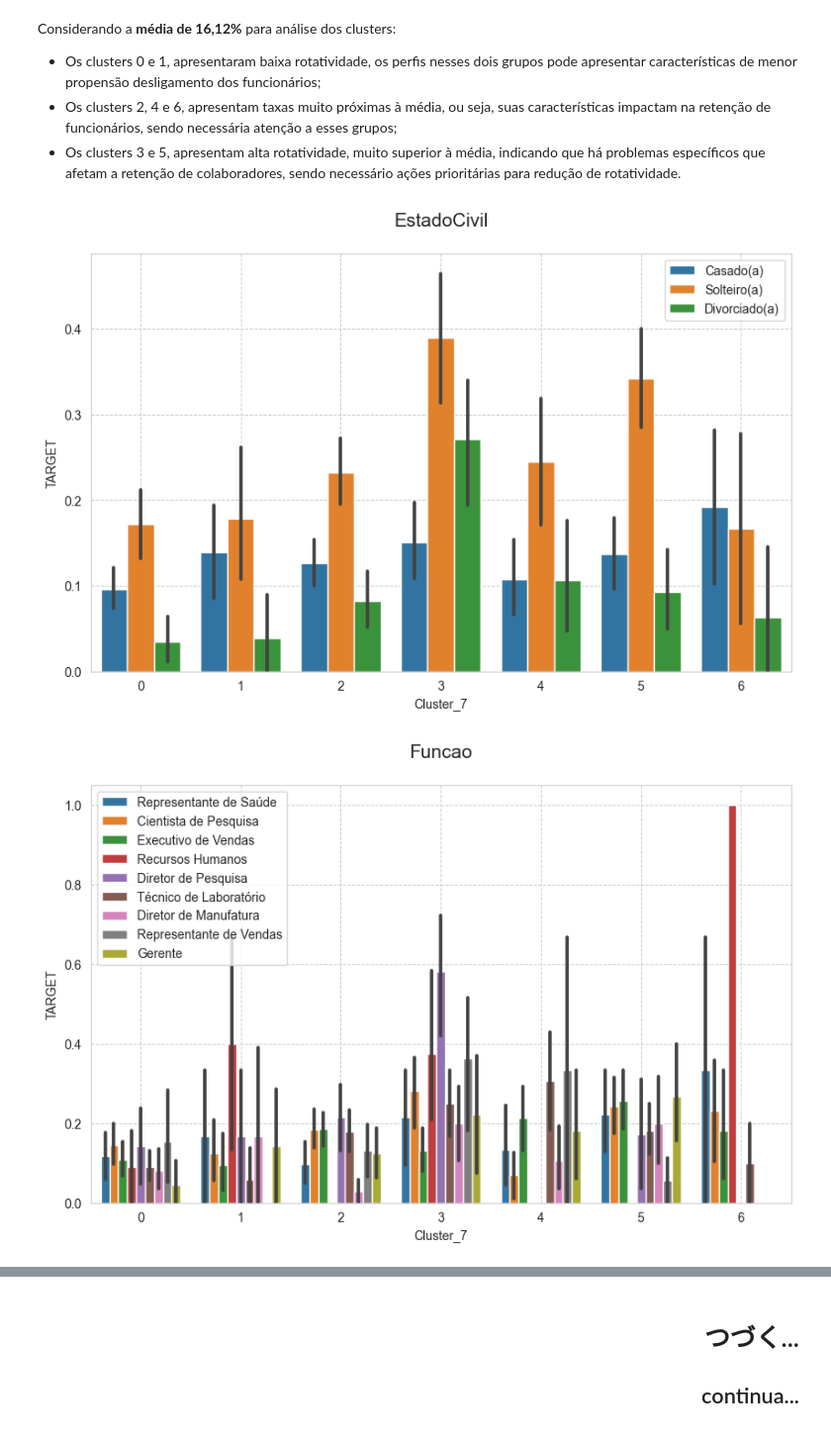
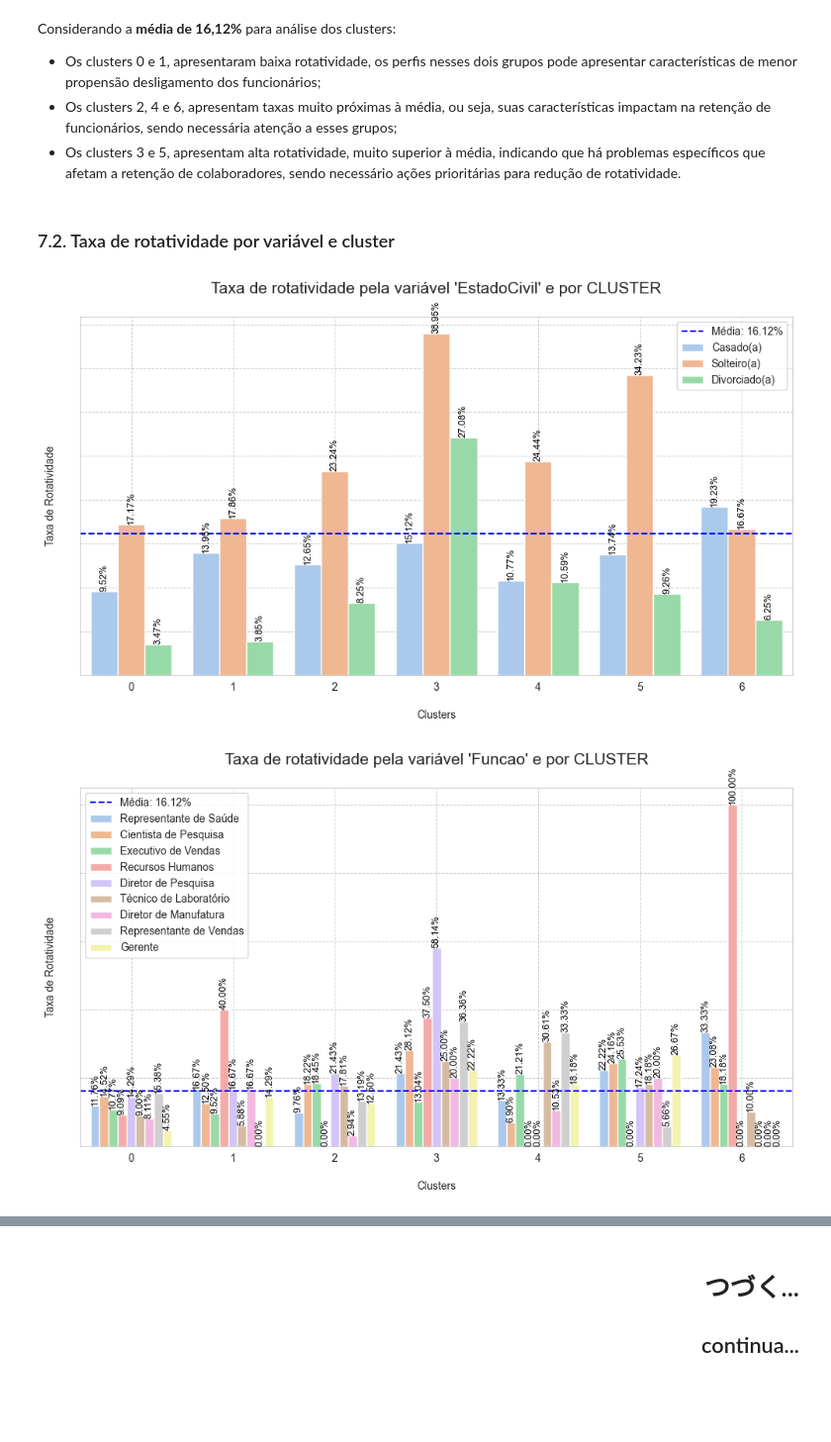
Before and after one commit to emso-exe/Analise_de_rh_-_people_analytics, a Jupyter notebook: 001_analise_de_rh.ipynb, the cells around one changed output, grey strips where cells are left out. Shown at 99% size. Saved outputs shown, nothing was run; the diff lists cells and outputs as text; code cells hidden in the pictures; blank space fills up the shorter version.

Commit message:
feat: atualizando os gráficos do item 7.1.

```diff
--- a/001_analise_de_rh.ipynb
+++ b/001_analise_de_rh.ipynb
@@ -1633,51 +1633,46 @@ Considerando a **média de 16,12%** para análise dos clusters:
 - Os clusters 0 e 1, apresentaram baixa rotatividade, os perfis nesses dois grupos pode apresentar características de menor propensão desligamento dos funcionários;
 - Os clusters 2, 4 e 6, apresentam taxas muito próximas à média, ou seja, suas características impactam na retenção de funcionários, sendo necessária atenção a esses grupos;
 - Os clusters 3 e 5, apresentam alta rotatividade, muito superior à média, indicando que há problemas específicos que afetam a retenção de colaboradores, sendo necessário ações prioritárias para redução de rotatividade.
+# %% [markdown]
+### 7.2. Taxa de rotatividade por variável e cluster
 # %%
+# Seleção das variáveis a serem utilizadas na geração dos gráficos
 features = ['EstadoCivil', 'Funcao', 'Genero', 'CampoDeEducacao', 'Departamento', 'ViagensDeNegocio']
-
-# Calcular a taxa de rotatividade por faixa etária
-#rotatividade_por_faixa = df.groupby(faixas_etarias)['TARGET'].mean()
 
 for feature in features:
 	# Criar o gráfico de barras
 	plt.figure(figsize=(10, 6))
-	plot = sns.barplot(data=df,
-		x='Cluster_7',
-        y='TARGET',
-		hue=feature)
+	plot = sns.barplot(data=df, x='Cluster_7', y='TARGET', errorbar=None, hue=feature, palette='pastel')
 
 	# Adicionar rótulos e título
-	plot.set_title(f'{feature}\n', fontsize=15)
-	#plot.set(xlabel='\nFaixa Etária', ylabel='Taxa de Rotatividade\n')
-	#plot.tick_params(axis='both', labelsize=10)
+	plot.set_title(f'Taxa de rotatividade pela variável \'{feature}\' e por CLUSTER\n', fontsize=15)
+	plot.set(xlabel='\nClusters', ylabel='Taxa de Rotatividade\n')
+	plot.tick_params(axis='both', labelsize=10)
 
 	# Adicionando linha horizontal para a média
-	#rotatividade_media = df_analise['RotatividadeBin'].mean()
-	#plt.axhline(rotatividade_media, color='blue', linestyle='--',
-    #        label=f'Média: {rotatividade_media:.2%}')
+	rotatividade_media = df['TARGET'].mean()
+	plt.axhline(rotatividade_media, color='blue', linestyle='--',
+            label=f'Média: {rotatividade_media:.2%}')
 
 	# Adicionar valores sobre as barras
-	#for p in plot.patches:
-	#    plot.annotate(f'{p.get_height():.2%}', (p.get_x() + p.get_width() / 2., p.get_height()),
-	#                  ha='center', va='bottom', fontsize=10, color='black')
+	for p in plot.patches:
+	    plot.annotate(f'{p.get_height():.2%}', (p.get_x() + p.get_width() / 2., p.get_height()),
+                   ha='center', va='bottom', fontsize=9, color='black', rotation=90)
 
 	# Removendo os valores do eixo y
-	#plot.set_yticklabels([])
-
-	# Renomear rótulos do eixo x
-	#faixa_etaria_labels = ['18 - 22', '23 - 27', '28 - 32', '33 - 37',
-	#                       '38 - 42', '43 - 47', '48 - 52', '53 - 57', '58 - 60']
-	#plot.set_xticklabels(faixa_etaria_labels)
+	plot.set_yticklabels([])
 
 	# Formatando grade do gráfico
 	plt.grid(True, which='both', linestyle='--', linewidth=0.7)
 
 	# Adicionando a legenda
 	plt.legend()
 
+	# Ajusta o layout para evitar sobreposição
+	plt.tight_layout()
+
 	# Exibindo o gráfico
 	plt.show()
 # %% [output]
-[figure, old version]
+[figure, new version]
-[figure, old version]
+[figure, new version]
```
Also changed, not shown: parts of 3 cells of this notebook.
